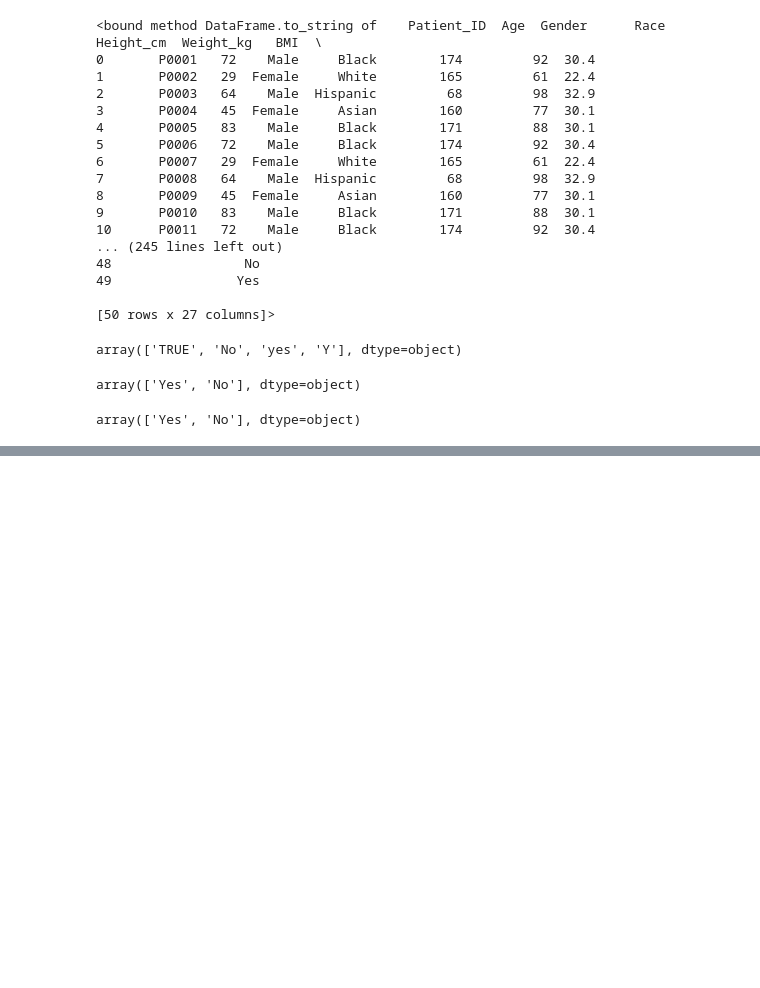
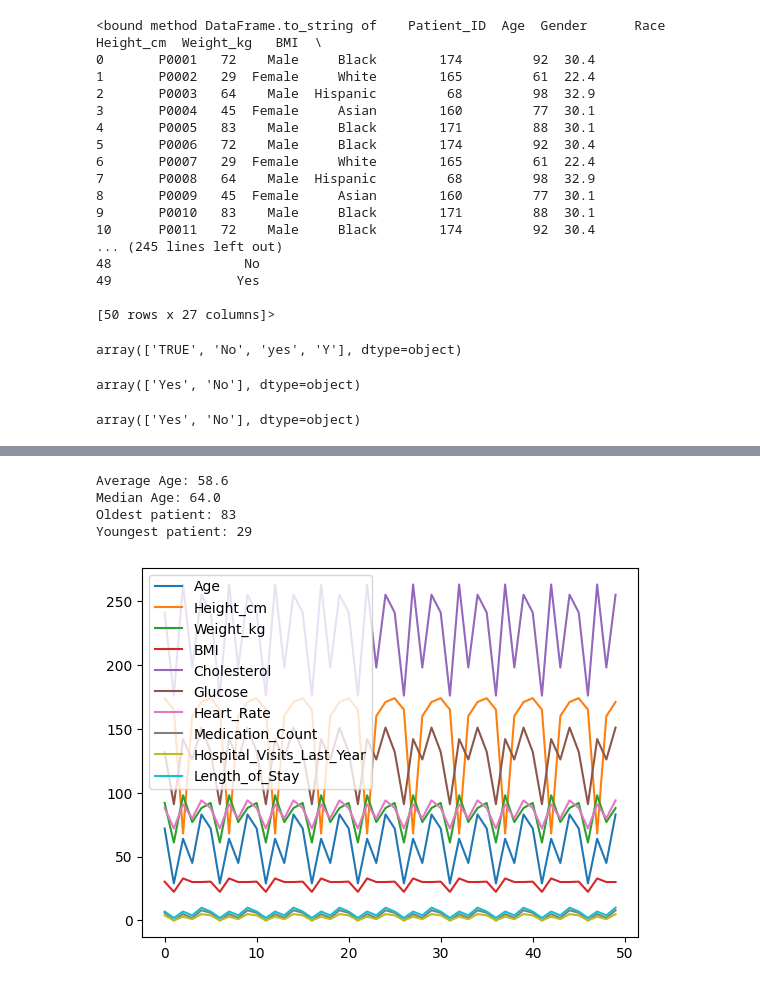
Before and after one commit to tapay9/healthcare_analysis, a Jupyter notebook: healthcare_analysis.ipynb, the cells around one changed output, grey strips where cells are left out. Drawn from its saved outputs; the diff is of its cells as text; code cells hidden in the pictures; blank space fills up the shorter version.

```diff
--- a/healthcare_analysis.ipynb
+++ b/healthcare_analysis.ipynb
@@ -160,7 +167,7 @@ array([' Baltimore ', 'Boston', 'New Yrok', 'Chicago', 'Detroit'],
 # %%
 df["City"] = df["City"].replace({
     "New Yrok": "New York"
-})
+}) #correcting the city names
 # %%
 df["City"].unique()
 # %% [output]
@@ -211,4 +218,4 @@ df["Diabetes"] = df["Diabetes"].replace({
     "Y": "Yes",
     "yes": "Yes",
     "TRUE": "Yes"
-})
+}) #replacing inconsistent values
@@ -214,0 +234,15 @@ df["Diabetes"] = df["Diabetes"].replace({
+# %%
+print("Average Age:", df["Age"].mean())
+print("Median Age:", df["Age"].median())
+print("Oldest patient:", df["Age"].max())
+print("Youngest patient:", df["Age"].min())
+# %% [output]
+Average Age: 58.6
+Median Age: 64.0
+Oldest patient: 83
+Youngest patient: 29
+# %%
+df.plot()
+plt.show()
+# %% [output]
+[figure, added]
```
Also changed, not shown: parts of 14 cells of this notebook.
